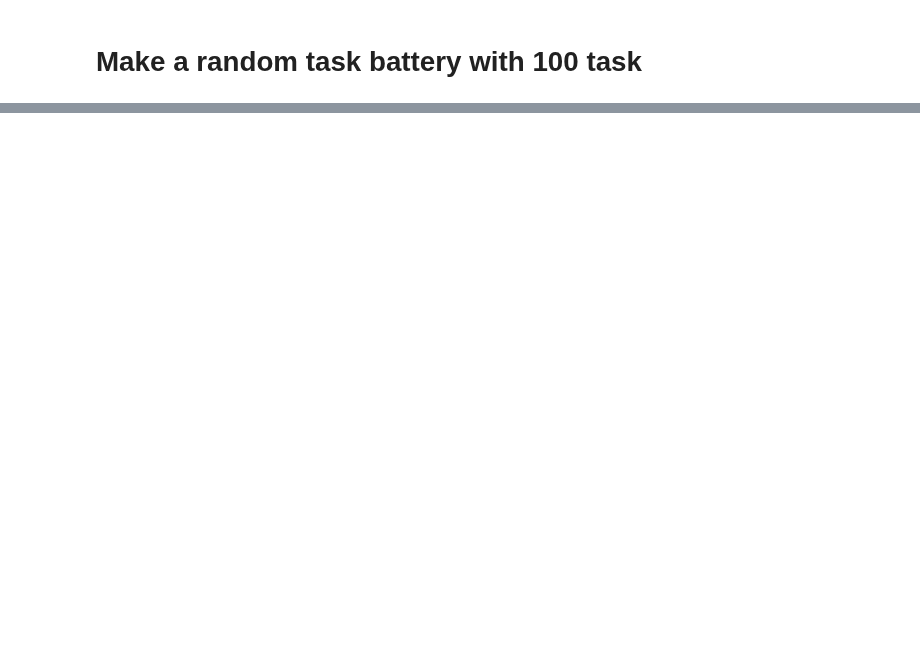
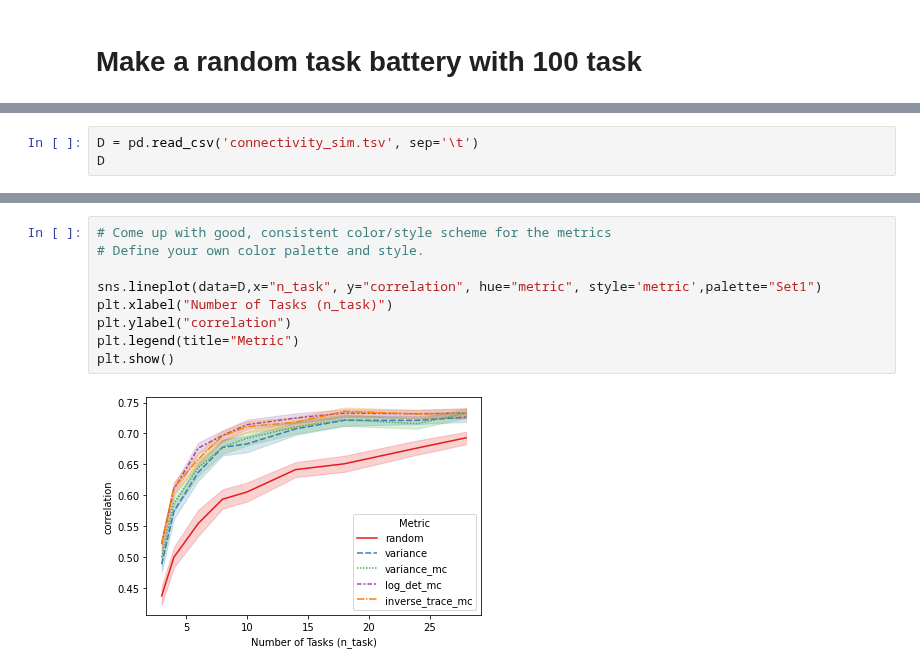
Before and after one commit to DiedrichsenLab/OptimalBattery, a Jupyter notebook: notebooks/7.sim_connectivity.ipynb, the cells around one changed output, grey strips where cells are left out. Saved outputs shown, nothing was run; the diff lists cells and outputs as text; blank space fills up the shorter version.

Commit message:
connectivity simulations

```diff
--- a/notebooks/7.sim_connectivity.ipynb
+++ b/notebooks/7.sim_connectivity.ipynb
@@ -97,0 +17,3 @@ plt.show()
+# %%
+D = pd.read_csv('connectivity_sim.tsv', sep='\t')
+D
@@ -97,0 +34,11 @@ plt.show()
+# %%
+# Come up with good, consistent color/style scheme for the metrics
+# Define your own color palette and style.
+
+sns.lineplot(data=D,x="n_task", y="correlation", hue="metric", style='metric',palette="Set1")
+plt.xlabel("Number of Tasks (n_task)")
+plt.ylabel("correlation")
+plt.legend(title="Metric")
+plt.show()
+# %% [output]
+[figure, added]
```
Also changed, not shown: parts of 10 cells of this notebook, 3 other files.
